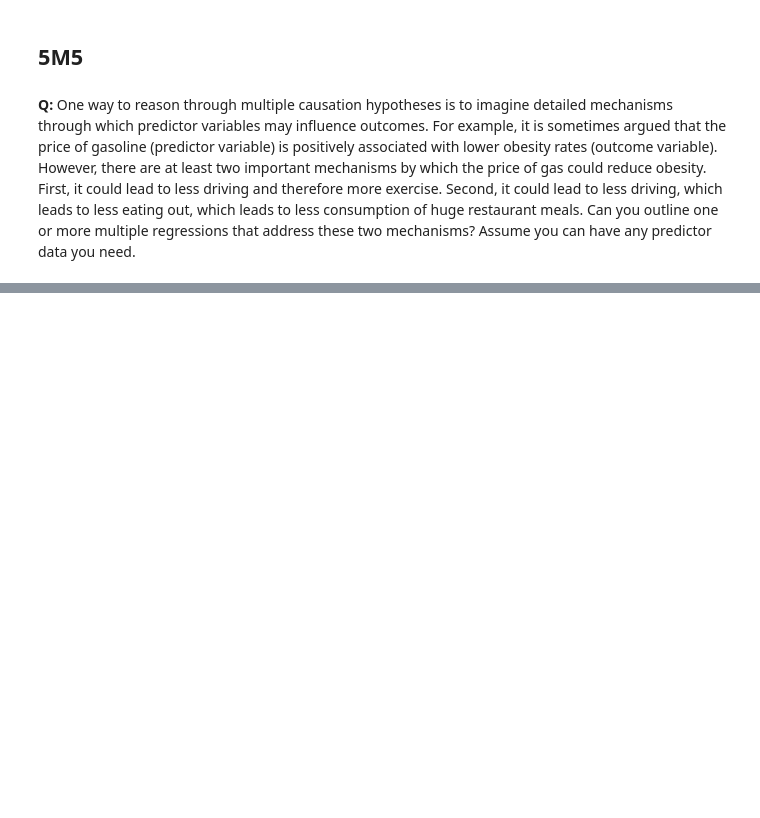
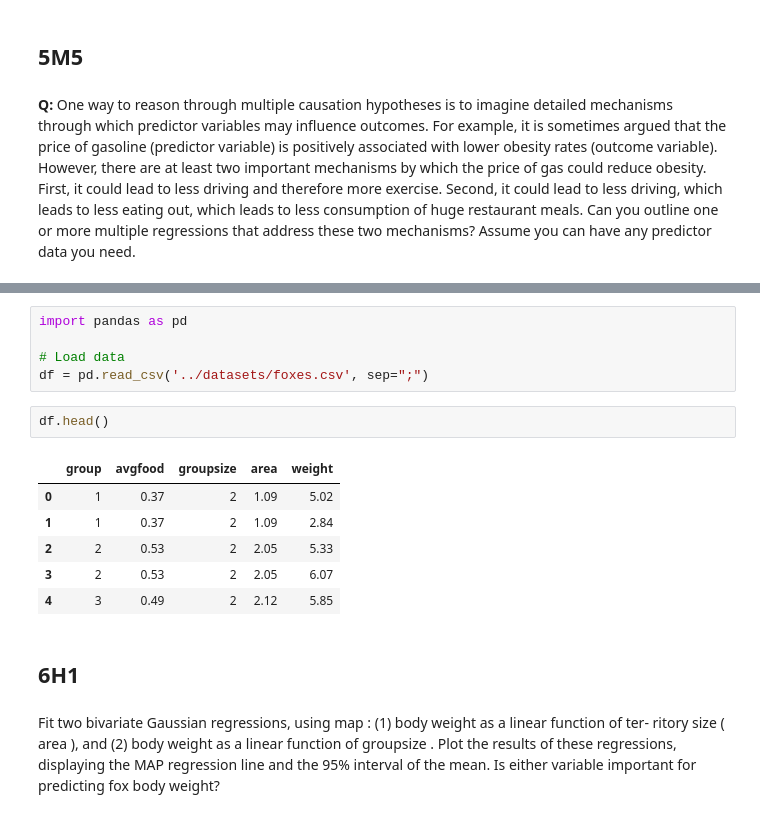
Before and after one commit to Bruschkov/StatisticalRethinking, a Jupyter notebook: chapter05/chapter05_exercises.ipynb, the cells around one changed output, grey strips where cells are left out. Cells and saved outputs as stored; diff of their text form; blank space fills up the shorter version.

```diff
--- a/chapter05/chapter05_exercises.ipynb
+++ b/chapter05/chapter05_exercises.ipynb
@@ -374,0 +391,21 @@ Ostensibly, in case one, we could run a regression with Gas Price as the only pr
+# %%
+import pandas as pd
+
+# Load data
+df = pd.read_csv('../datasets/foxes.csv', sep=";")
+# %%
+df.head()
+# %% [output]
+|  | group | avgfood | groupsize | area | weight |
+| 0 | 1 | 0.37 | 2 | 1.09 | 5.02 |
+| 1 | 1 | 0.37 | 2 | 1.09 | 2.84 |
+| 2 | 2 | 0.53 | 2 | 2.05 | 5.33 |
+| 3 | 2 | 0.53 | 2 | 2.05 | 6.07 |
+| 4 | 3 | 0.49 | 2 | 2.12 | 5.85 |
+# %% [markdown]
+## 6H1
+# %% [markdown]
+Fit two bivariate Gaussian regressions, using map : (1) body weight as a linear function of ter-
+ritory size ( area ), and (2) body weight as a linear function of groupsize . Plot the results of these
+regressions, displaying the MAP regression line and the 95% interval of the mean. Is either variable
+important for predicting fox body weight?
```
Also changed, not shown: parts of 5 cells of this notebook, 1 other file.
